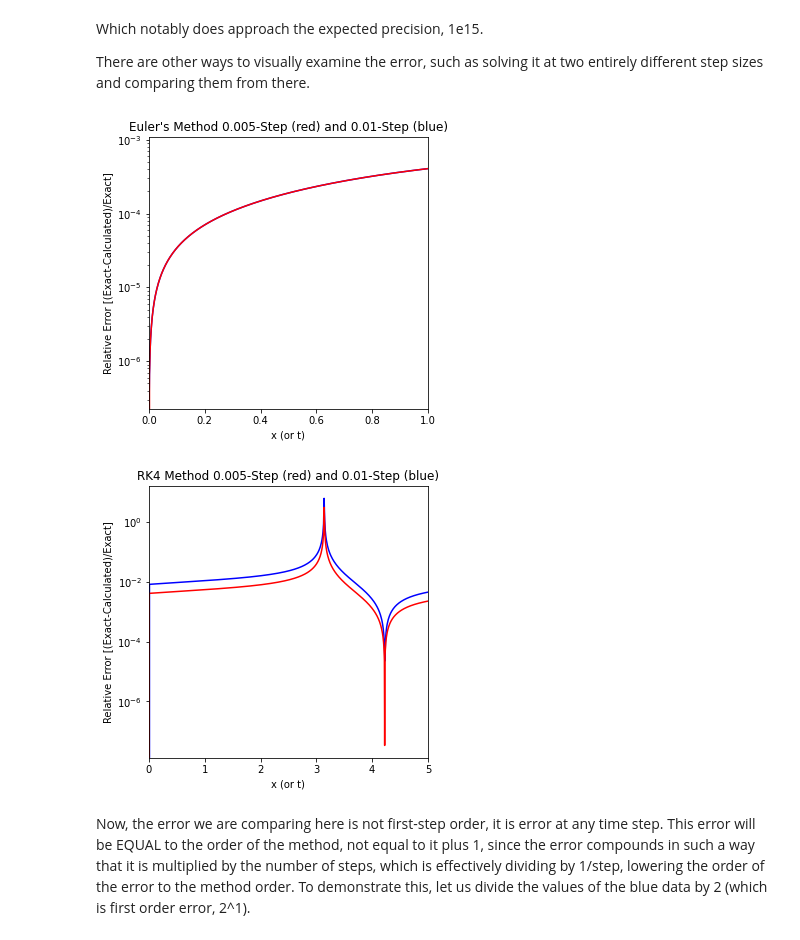
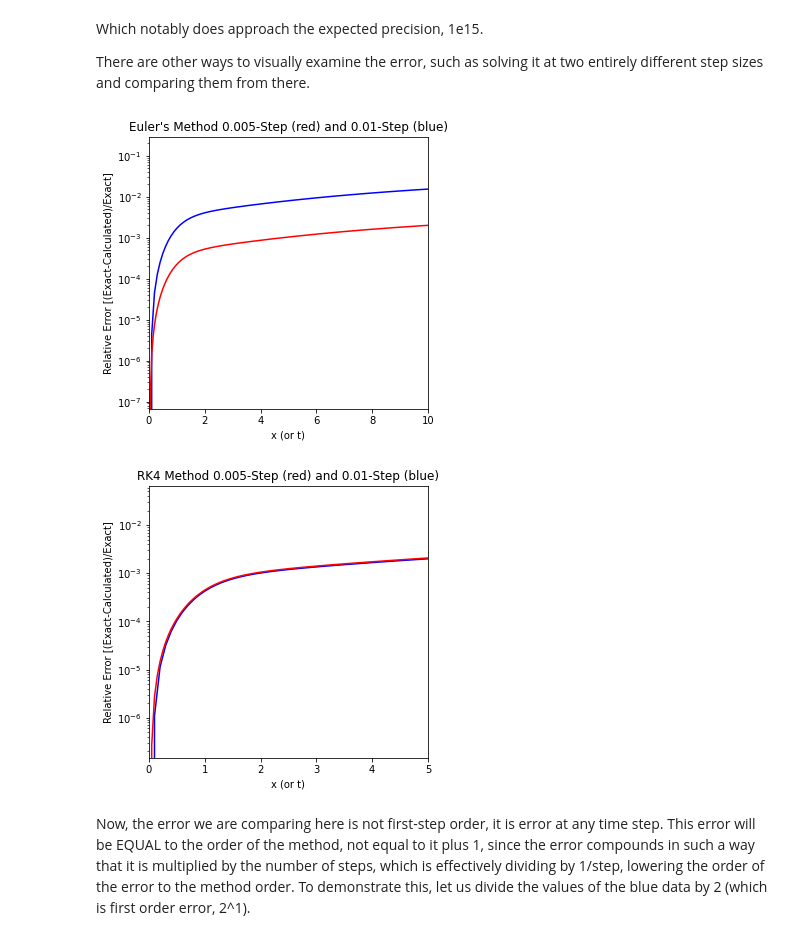
Before and after one commit to GMBlackjack/ODESolver, a Jupyter notebook: ODESolver.ipynb, the cells around one changed output. Cells and saved outputs as stored; diff of their text form; code cells hidden in the pictures.

```diff
--- a/ODESolver.ipynb
+++ b/ODESolver.ipynb
@@ -1067,13 +1067,13 @@ ax.plot(positionList, error1List, color='b')
 ax.plot(positionList2, error2List, color='r')
 # https://stackoverflow.com/questions/332289/how-do-i-change-the-size-of-figures-drawn-with-matplotlib
 # setting size was annoying.
-plt.xlim(0.0,1.0)
+plt.xlim(0.0,10.0)
 ax.set_yscale("log") #found in matplotlib's documentation.
 
 fig.set_size_inches(5,5)
 fig.title = 'Title'
 # %% [output]
-[figure, old version]
+[figure, new version]
 # %%
 #plotting code adapated from NRPy "Solving the Scalar Wave Equation"
 import matplotlib.pyplot as plt
@@ -1084,35 +1084,35 @@ error1List = []
 error2List = []
 i = 0
 
 # csv file interface from https://www.dataquest.io/blog/read-file-python/
 import csv
 with open(sys.path[0] + '/oData2.txt') as f: # this file was added manually to the folder, it was created from an Excel document.
     reader = csv.reader(f, delimiter=',')
     for row in reader:
         positionList.append(float(row[1]))
-        error1List.append(abs(float(row[7])/(float(row[3])+0.000000000000001)))
+        error1List.append(abs(float(row[7])/(float(row[3])+0.000000000000001))/4.0)
 
 with open(sys.path[0] + '/oData.txt') as f: # this file was added manually to the folder, it was created from an Excel document.
     reader = csv.reader(f, delimiter=',')
     for row in reader:
         positionList2.append(float(row[1]))
         error2List.append(abs(float(row[7])/(float(row[3])+0.000000000000001)))
 
 fig, ax = plt.subplots()
 ax.set_xlabel('x (or t)')
 ax.set_ylabel('Relative Error [(Exact-Calculated)/Exact]')
 ax.set_title('RK4 Method 0.005-Step (red) and 0.01-Step (blue)')
 ax.plot(positionList, error1List, color='b')
 ax.plot(positionList2, error2List, color='r')
 # https://stackoverflow.com/questions/332289/how-do-i-change-the-size-of-figures-drawn-with-matplotlib
 # setting size was annoying.
 plt.xlim(0.0,5.0)
 ax.set_yscale("log") #found in matplotlib's documentation.
 
 fig.set_size_inches(5,5)
 fig.title = 'Title'
 # %% [output]
-[figure, old version]
+[figure, new version]
 # %% [markdown]
 Now, the error we are comparing here is not first-step order, it is error at any time step. This error will be EQUAL to the order of the method, not equal to it plus 1, since the error compounds in such a way that it is multiplied by the number of steps, which is effectively dividing by 1/step, lowering the order of the error to the method order. To demonstrate this, let us divide the values of the blue data by 2 (which is first order error, 2^1).
 # %%
```
Also changed, not shown: parts of 1 cell of this notebook, 22 other files.
